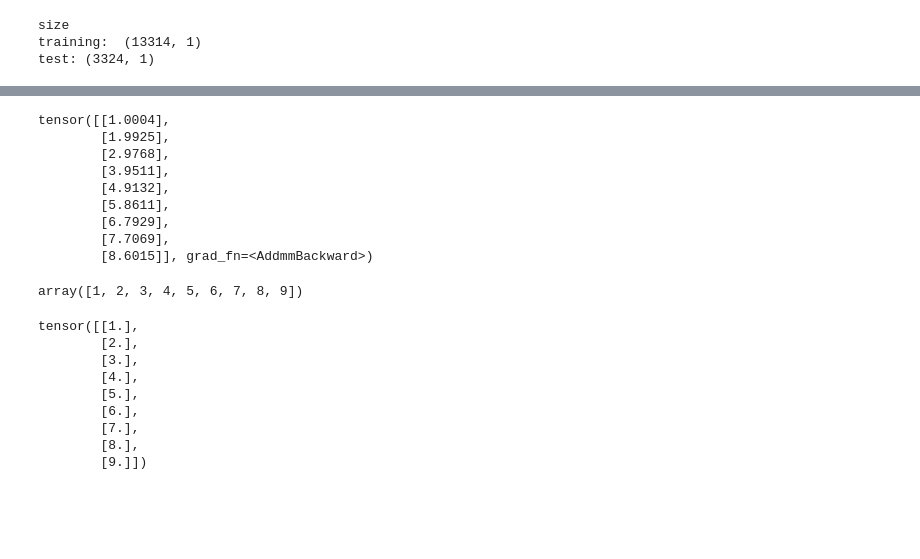
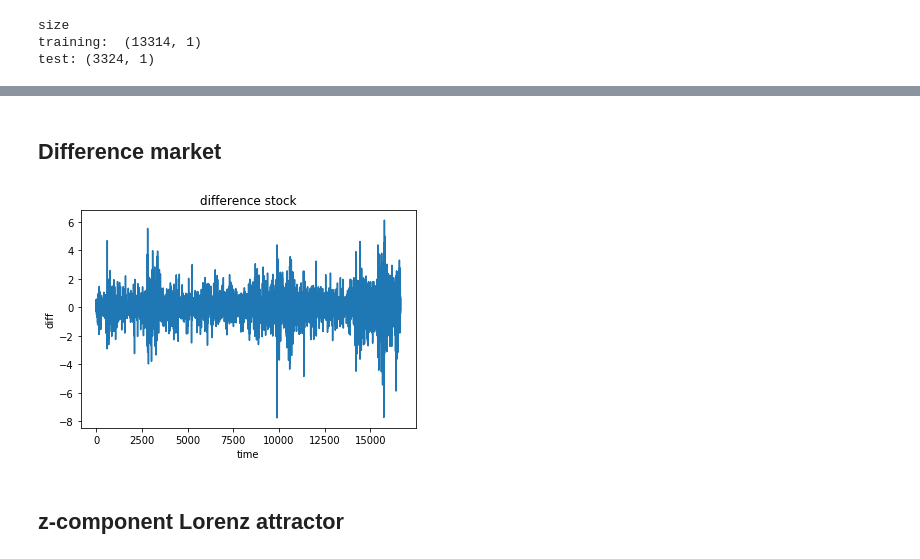
Before and after one commit to KennethThNg/Semester-project-dynamical-system-learning, a Jupyter notebook: time_series_forecast.ipynb, the cells around one changed output, grey strips where cells are left out. Saved outputs shown, nothing was run; the diff lists cells and outputs as text; code cells hidden in the pictures; blank space fills up the shorter version.

```diff
--- a/time_series_forecast.ipynb
+++ b/time_series_forecast.ipynb
@@ -408,28 +48,17 @@ plt.show()
-# %%
-model(torch.Tensor(np.arange(1,10)).unsqueeze(1))
-# %% [output]
-tensor([[1.0004],
-        [1.9925],
-        [2.9768],
-        [3.9511],
-        [4.9132],
-        [5.8611],
-        [6.7929],
-        [7.7069],
-        [8.6015]], grad_fn=<AddmmBackward>)
-# %%
-np.arange(1,10)
-# %% [output]
-array([1, 2, 3, 4, 5, 6, 7, 8, 9])
-# %%
-torch.Tensor(np.arange(1,10)).unsqueeze(1)
-# %% [output]
-tensor([[1.],
-        [2.],
-        [3.],
-        [4.],
-        [5.],
-        [6.],
-        [7.],
-        [8.],
-        [9.]])
+# %% [markdown]
+## Difference market
+# %%
+diff = []
+for t in range(1,len(price)):
+    value = price[t] - price[t-1]
+    diff.append(value)
+
+diff = np.array(diff)
+plt.plot(diff)
+plt.title('difference stock')
+plt.ylabel('diff')
+plt.xlabel('time')
+plt.savefig('../figure/diff/diff.png')
+plt.show()
+# %% [output]
+[figure, added]
@@ -435,0 +68,2 @@ tensor([[1.],
+# %% [markdown]
+## z-component Lorenz attractor
```
Also changed, not shown: parts of 104 cells of this notebook.
